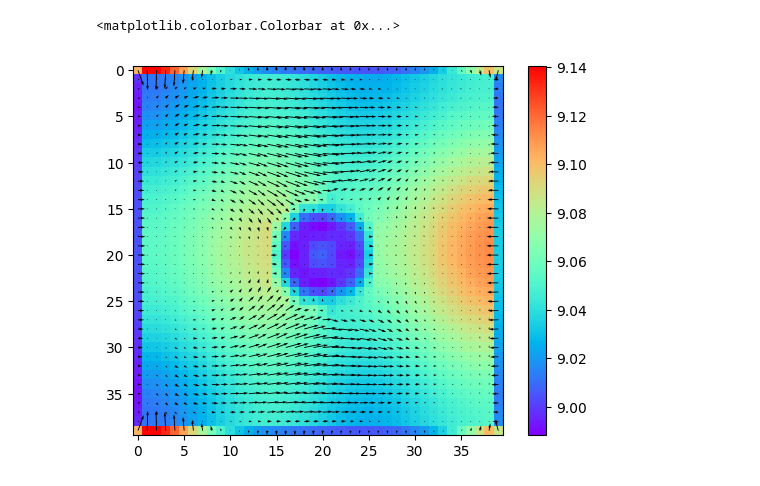
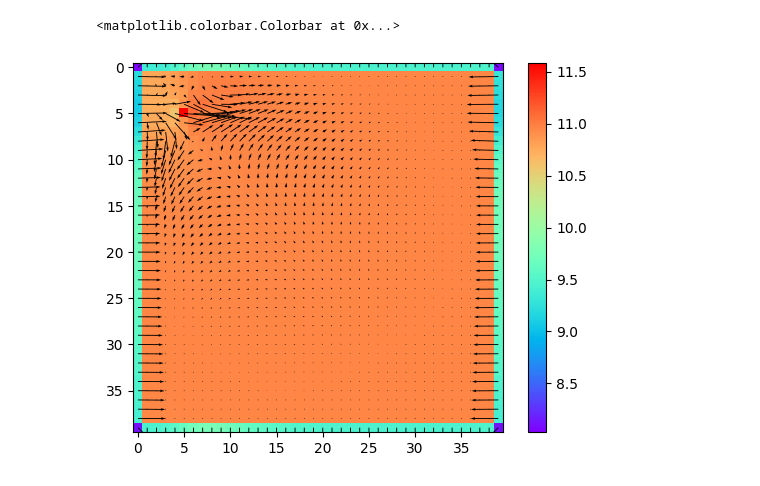
Before and after one commit to AtomThum/AIBuilder-LatticeBoltzmann, a Jupyter notebook: main.ipynb, the cells around one changed output. Drawn from its saved outputs; the diff is of its cells as text; code cells hidden in the pictures.

```diff
--- a/main.ipynb
+++ b/main.ipynb
@@ -3,7 +3,7 @@ import numpy as np
 import matplotlib.pyplot as plt
 import matplotlib.animation as anim
 import itertools as itr
-from boundaries import WallBoundary, PressureBoundary
+from boundaries import WallBoundary, PressureBoundary, VelocityBoundary
 from generators import WallGenerators
 
 # Initializing a rank three tensor filled with nodes
@@ -24,24 +24,23 @@ cs = np.sqrt(3)
 fluid = np.ones(
     (xResolution, yResolution, latticeSize)
 )  # + 0.1 * np.random.randn(xResolution, yResolution, latticeSize)
-fluid[:, 1, 1] = 3
+# fluid[:, 1, 1] = 3
 iteratedFluid = fluid.copy()
 
 boundary = WallBoundary(xResolution, yResolution, False)
 generators = WallGenerators(boundary)
 
-boundary.cylindricalWall([xResolution / 2, yResolution / 2], 6)
+# boundary.cylindricalWall([xResolution / 2, yResolution / 2], 6)
 boundary.borderWall()
 
 # generators.generateRandomBlocks(6, 10)
 
-pressureBoundaries = [] #[PressureBoundary(20, 2, 2, 0, 1)]
+pressureBoundaries = [] #[PressureBoundary(20, 36, 2, 0, 3), PressureBoundary(20, 3, 2, 0, 1)]
+velocityBoundaries = [VelocityBoundary(5, 5, [1], [2])]
 
 fluid[boundary.boundary, :] = 0
 
 density = np.sum(fluid, axis=2)
-# for i in range(latticeSize):
-#     fluid[:, :, i] *= 9.35 / density
 momentumX = np.sum(fluid * unitX, axis=2)
 momentumY = np.sum(fluid * unitY, axis=2)
 speedX = momentumX / density
@@ -101,24 +100,23 @@ def stepFluid(fluid):
         iteratedFluid[pressureBoundary.x , pressureBoundary.y, pressureBoundary.setIndices[1]] = iteratedFluid[pressureBoundary.x , pressureBoundary.y, pressureBoundary.getIndices[1]] - (0.5 * (iteratedFluid[pressureBoundary.x , pressureBoundary.y, (4 if pressureBoundary.direction - 1 == 0 else pressureBoundary.direction - 1)] - iteratedFluid[pressureBoundary.x , pressureBoundary.y, (1 if pressureBoundary.direction + 1 == 5 else pressureBoundary.direction + 1)])) + (0.5 * densityAtIndex * pressureBoundary.minorVelocity) + (1/6 * densityAtIndex * pressureBoundary.mainVelocity)
         iteratedFluid[pressureBoundary.x , pressureBoundary.y, pressureBoundary.setIndices[2]] = iteratedFluid[pressureBoundary.x , pressureBoundary.y, pressureBoundary.getIndices[2]] + (0.5 * (iteratedFluid[pressureBoundary.x , pressureBoundary.y, (4 if pressureBoundary.direction - 1 == 0 else pressureBoundary.direction - 1)] - iteratedFluid[pressureBoundary.x , pressureBoundary.y, (1 if pressureBoundary.direction + 1 == 5 else pressureBoundary.direction + 1)])) - (0.5 * densityAtIndex * pressureBoundary.minorVelocity) + (1/6 * densityAtIndex * pressureBoundary.mainVelocity)
 
+    for velocityBoundary in velocityBoundaries:
+        fluid[velocityBoundary.x, velocityBoundary.y, velocityBoundary.magnitude] = velocityBoundary.direction
+
     return fluid
 # %%
-stepAmount = 10
+stepAmount = 1000
 for i in range(stepAmount):
 	iteratedFluid = stepFluid(iteratedFluid)
 iteratedDensity = np.sum(iteratedFluid, axis = 2)
-# iteratedDensity -= np.min(iteratedDensity)
 iteratedMomentumX = np.sum(iteratedFluid * unitX, axis = 2)
 iteratedMomentumY = np.sum(iteratedFluid * unitY, axis = 2)
-# iteratedDensity[boundary.boundary] = 0
-# iteratedMomentumX[boundary.boundary] = 0
-# iteratedMomentumY[boundary.boundary] = 0
 plt.quiver(X, Y, iteratedMomentumX, iteratedMomentumY)
 plt.imshow(iteratedDensity, cmap = "rainbow", interpolation = "nearest")
 plt.colorbar()
 # %% [output]
 <matplotlib.colorbar.Colorbar at 0x...>
-[figure, old version]
+[figure, new version]
 # %%
 fig, ax = plt.subplots()
 heatmap = ax.imshow(iteratedDensity, cmap="rainbow")
```
Also changed, not shown: parts of 2 cells of this notebook, 3 other files.
